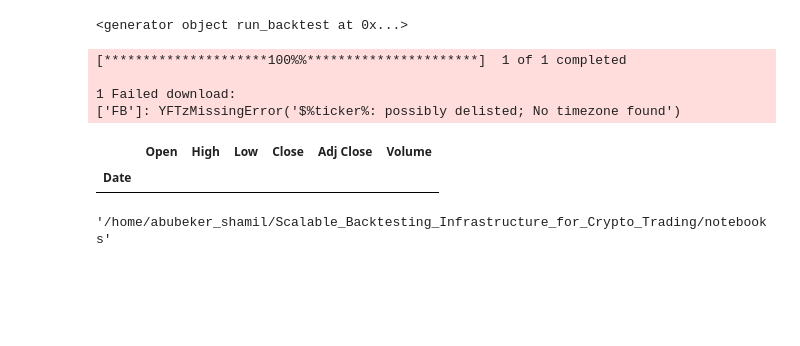
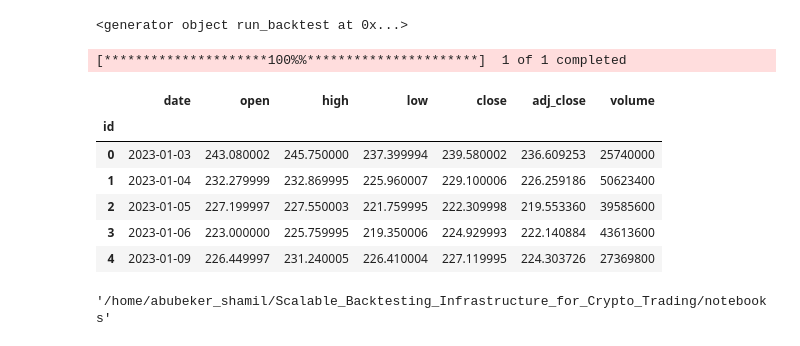
Before and after one commit to 10Accademy-InsightStreamInc/Scalable_Backtesting_Infrastructure_for_Crypto_Trading, a Jupyter notebook: notebooks/backtesting.ipynb, the cells around one changed output. Drawn from its saved outputs; the diff is of its cells as text; code cells hidden in the pictures; blank space fills up the shorter version.

```diff
--- a/notebooks/backtesting.ipynb
+++ b/notebooks/backtesting.ipynb
@@ -591,11 +591,16 @@ run_backtest(config)
 <generator object run_backtest at 0x...>
 # %%
 import yfinance as yf
-yf.download("FB", start="2023-01-01", end="2024-01-01")
+msft = yf.download("MSFT", start="2023-01-01", end="2024-01-01")
 # %% [output]
 [*********************100%%**********************]  1 of 1 completed
-
-1 Failed download:
-['FB']: YFTzMissingError('$%ticker%: possibly delisted; No timezone found')
-|  | Open | High | Low | Close | Adj Close | Volume |
-| Date |  |  |  |  |  |  |
+# %%
+msft.head(5)
+# %% [output]
+|  | date | open | high | low | close | adj_close | volume |
+| id |  |  |  |  |  |  |  |
+| 0 | 2023-01-03 | 243.080002 | 245.750000 | 237.399994 | 239.580002 | 236.609253 | 25740000 |
+| 1 | 2023-01-04 | 232.279999 | 232.869995 | 225.960007 | 229.100006 | 226.259186 | 50623400 |
+| 2 | 2023-01-05 | 227.199997 | 227.550003 | 221.759995 | 222.309998 | 219.553360 | 39585600 |
+| 3 | 2023-01-06 | 223.000000 | 225.759995 | 219.350006 | 224.929993 | 222.140884 | 43613600 |
+| 4 | 2023-01-09 | 226.449997 | 231.240005 | 226.410004 | 227.119995 | 224.303726 | 27369800 |
```
Also changed, not shown: parts of 5 cells of this notebook.
